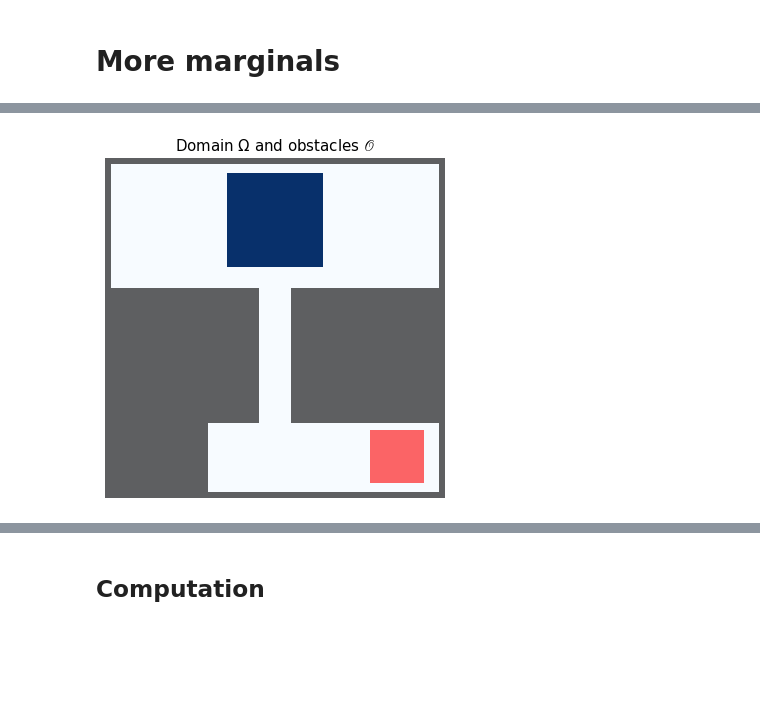
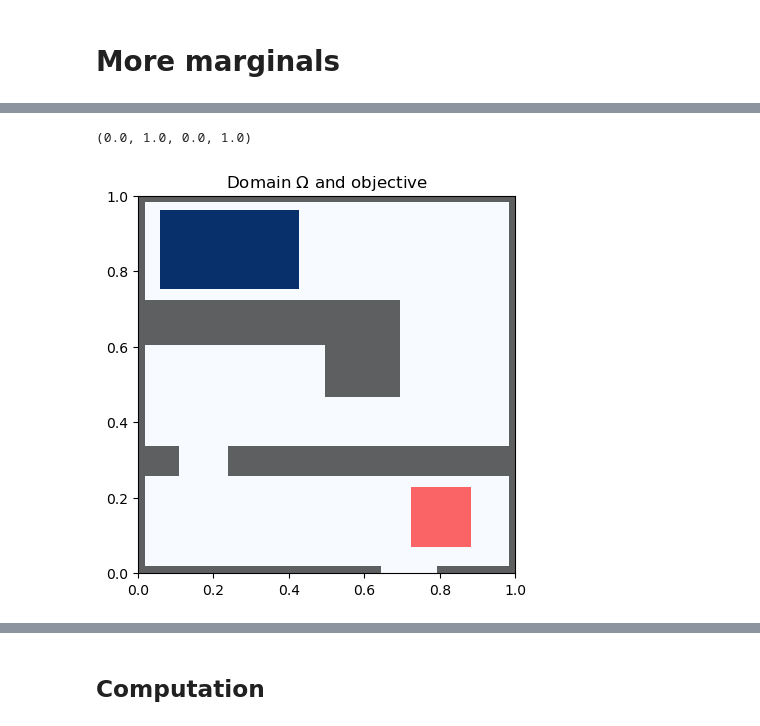
Before and after one commit to ManifoldFR/mva-optimaltransport, a Jupyter notebook: project/multistep.ipynb, the cells around one changed output, grey strips where cells are left out. Saved outputs shown, nothing was run; the diff lists cells and outputs as text; code cells hidden in the pictures; blank space fills up the shorter version.

```diff
--- a/project/multistep.ipynb
+++ b/project/multistep.ipynb
@@ -41,15 +57,34 @@ extent = [0, xar.max(), 0, 1]
+# %%
+#rho_0 = (np.abs(xg - 0.5) <= 0.22) & (np.abs(yg - .7) <= 0.2)
+rho_0 = (np.abs(xg - 0.24) <= 0.18) & (np.abs(yg - .86) <= 0.1)
+rho_0 = rho_0.astype(np.float64)
+rho_0 /= rho_0.sum()  # normalize the density
 # %%
 # Obstacle domain
-mask = room2(nx, xg, yg)
+from utils.rooms import room1, room2
+
+mask = room1(xg, yg)
 
 obstacle_idx = np.argwhere(mask)
 
-domain_img = np.zeros((nx, nx, 4))
+domain_img = np.zeros((ny, nx, 4))
 domain_img[mask, 3] = 1.
 
 # Exit (target)
-exit_mask = (np.abs(xg - .86) <= 0.08) & (np.abs(yg - .12) <= 0.08)
+#exit_mask = (np.abs(xg - .84) <= 0.12) & (np.abs(yg - .41) <= 0.24)
+exit_mask = (np.abs(xg - .8) <= 0.08) & (np.abs(yg - .14) <= 0.08)
+
 ## Layer for plotting
-exit_layer = np.zeros((nx, nx, 4))
+exit_layer = np.zeros((ny, nx, 4))
 exit_layer[exit_mask, 0] = 1.
 exit_layer[exit_mask, 3] = 1.
+
+fig = plt.figure()
+plot_domain(domain_img, extent=extent)
+plot_measure(rho_0, extent=extent)
+plot_domain(exit_layer, alpha=.6)
+plt.title("Domain $\\Omega$ and objective")
+plt.axis('image')
+# %% [output]
+(0.0, 1.0, 0.0, 1.0)
+[figure, added]
@@ -60,9 +90,0 @@ rho_0 /= rho_0.sum()  # normalize the density
-# %%
-fig = plt.figure()
-plot_domain(domain_img)
-plot_measure(rho_0)
-plot_domain(exit_layer, alpha=.6)
-plt.title("Domain $\\Omega$ and obstacles $\\mathscr{O}$")
-plt.axis('off');
-# %% [output]
-[figure, removed]
```
Also changed, not shown: parts of 29 cells of this notebook, 16 other files.
